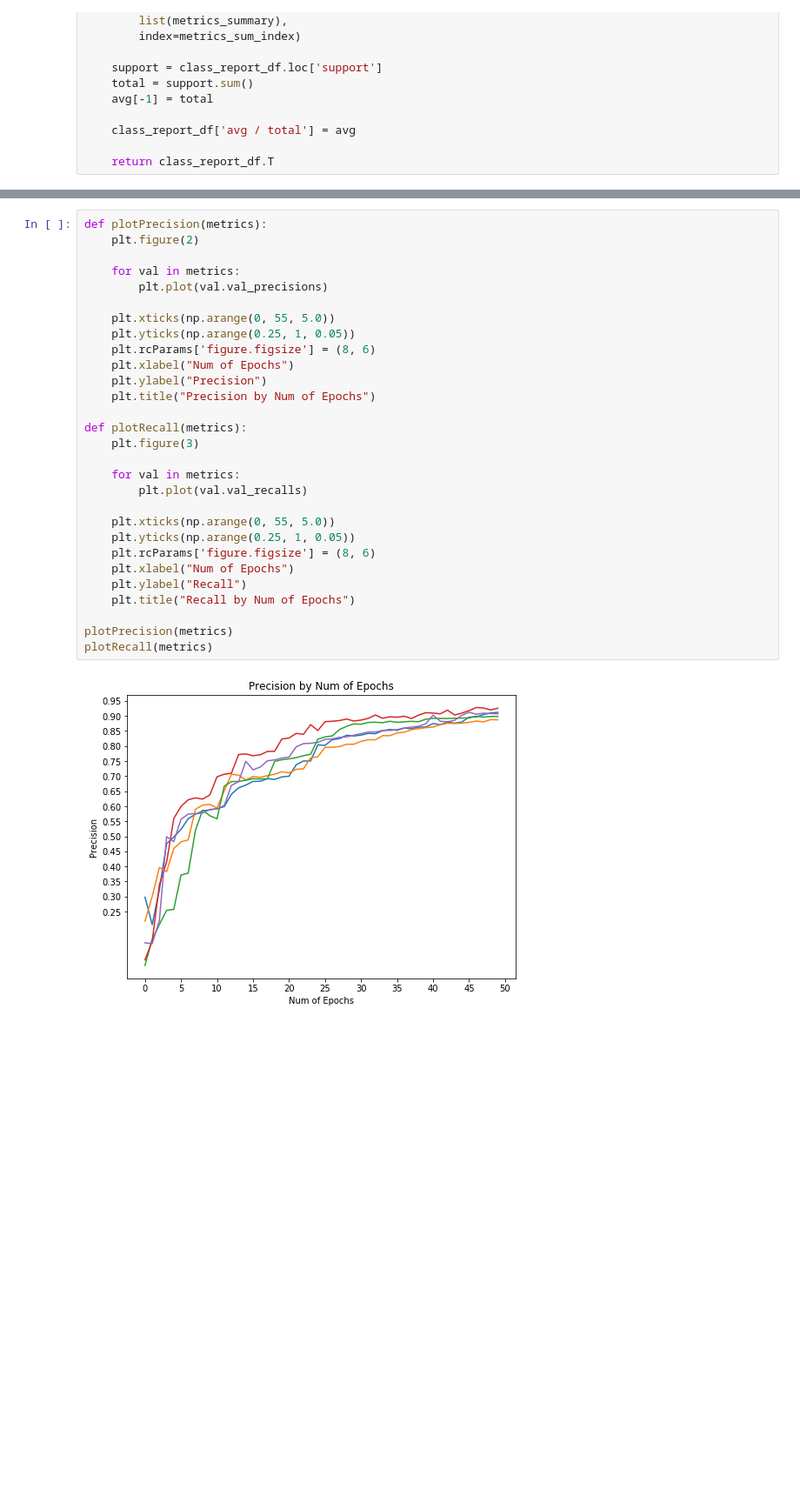
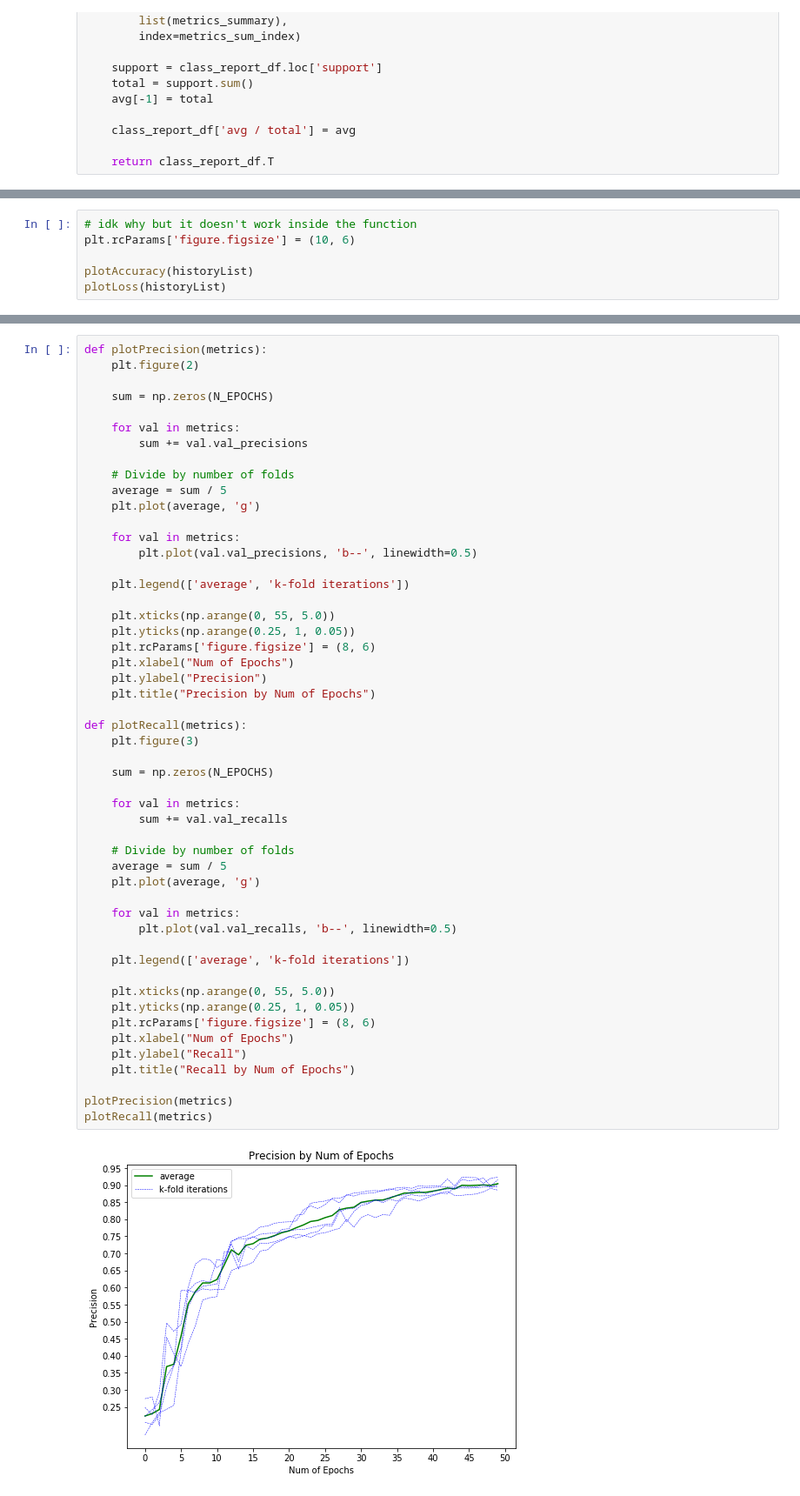
Before and after one commit to diogotorres97/feup-iart, a Jupyter notebook: notebook/anuran_data_visualization.ipynb, the cells around one changed output, grey strips where cells are left out. Shown at 87% size. Drawn from its saved outputs; the diff is of its cells as text; blank space fills up the shorter version.

Commit message:
Improve plot visualization with average values plotting

```diff
--- a/notebook/anuran_data_visualization.ipynb
+++ b/notebook/anuran_data_visualization.ipynb
@@ -294,0 +288,6 @@ plotLoss(historyList)
+# %%
+# idk why but it doesn't work inside the function
+plt.rcParams['figure.figsize'] = (10, 6)
+
+plotAccuracy(historyList)
+plotLoss(historyList)
@@ -328,31 +350,53 @@ def plotLoss(results):
 # %%
 def plotPrecision(metrics):
     plt.figure(2)
 
+    sum = np.zeros(N_EPOCHS)
+
     for val in metrics:
-        plt.plot(val.val_precisions)
+        sum += val.val_precisions
+
+    # Divide by number of folds
+    average = sum / 5
+    plt.plot(average, 'g')
+
+    for val in metrics:
+        plt.plot(val.val_precisions, 'b--', linewidth=0.5)
+
+    plt.legend(['average', 'k-fold iterations'])
 
     plt.xticks(np.arange(0, 55, 5.0))
     plt.yticks(np.arange(0.25, 1, 0.05))
     plt.rcParams['figure.figsize'] = (8, 6)
     plt.xlabel("Num of Epochs")
     plt.ylabel("Precision")
     plt.title("Precision by Num of Epochs")
 
 def plotRecall(metrics):
     plt.figure(3)
 
+    sum = np.zeros(N_EPOCHS)
+
     for val in metrics:
-        plt.plot(val.val_recalls)
+        sum += val.val_recalls
+
+    # Divide by number of folds
+    average = sum / 5
+    plt.plot(average, 'g')
+
+    for val in metrics:
+        plt.plot(val.val_recalls, 'b--', linewidth=0.5)
+
+    plt.legend(['average', 'k-fold iterations'])
 
     plt.xticks(np.arange(0, 55, 5.0))
     plt.yticks(np.arange(0.25, 1, 0.05))
     plt.rcParams['figure.figsize'] = (8, 6)
     plt.xlabel("Num of Epochs")
     plt.ylabel("Recall")
     plt.title("Recall by Num of Epochs")
 
 plotPrecision(metrics)
 plotRecall(metrics)
 # %% [output]
-[figure, old version]
+[figure, new version]
```
Also changed, not shown: parts of 7 cells of this notebook.
